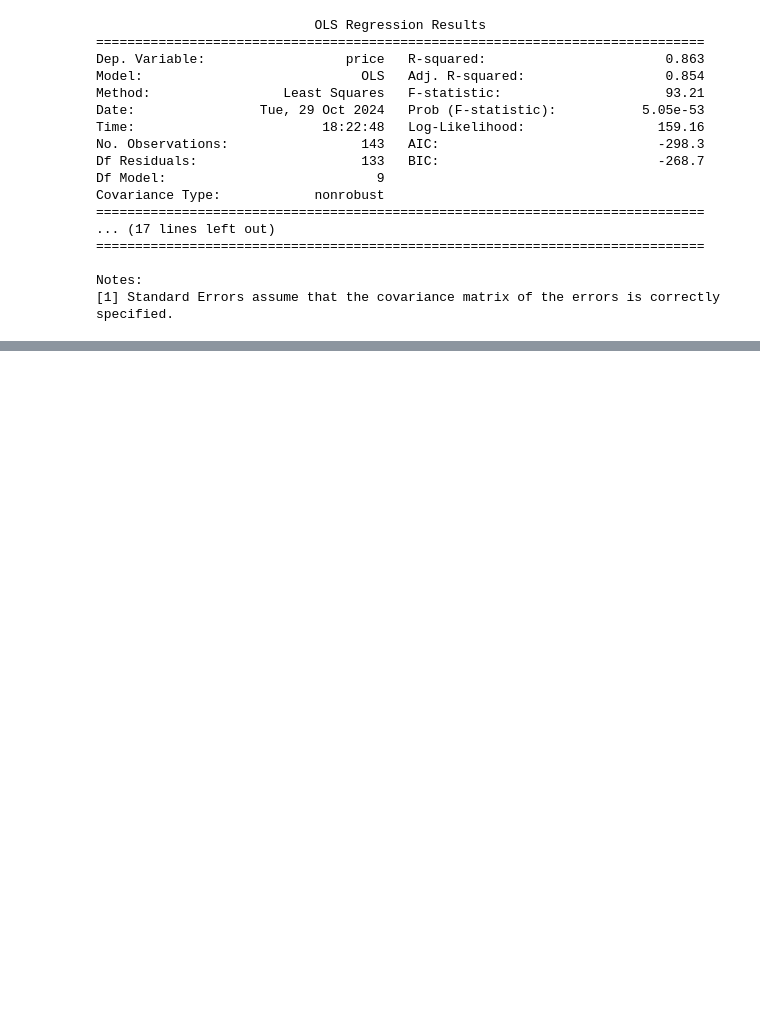
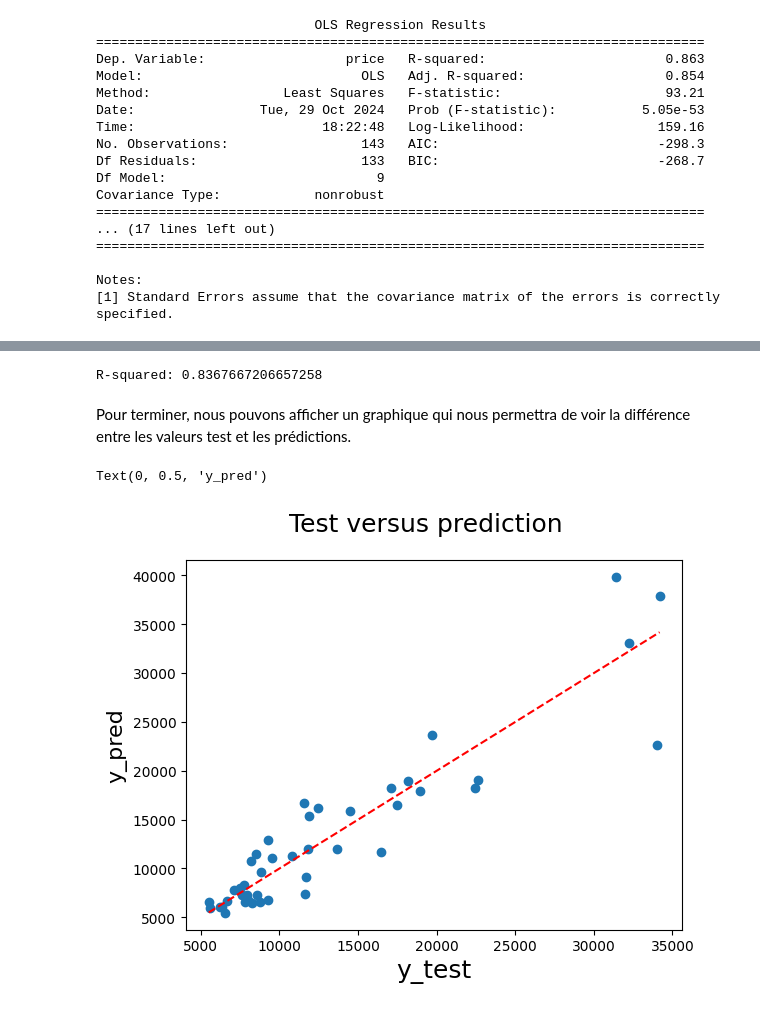
Before and after one commit to logan974/DataCupChallengeLoganFork, a Jupyter notebook: MasterClass_3/Cours3.ipynb, the cells around one changed output, grey strips where cells are left out. Saved outputs shown, nothing was run; the diff lists cells and outputs as text; code cells hidden in the pictures; blank space fills up the shorter version.

````diff
--- a/MasterClass_3/Cours3.ipynb
+++ b/MasterClass_3/Cours3.ipynb
@@ -1282,8 +1291,8 @@ X_train = df_train
 ```
 ```pop``` permet de supprimer la colonne de df_train et de la stocker dans y_train.
 # %%
-y_train = df_train.pop('price')
-X_train = df_train
+y_train = df_train['price']
+X_train = df_train.drop(columns=['price'])
 # %%
 # J'importe le modèle de régression linéaire
 from sklearn.linear_model import LinearRegression
@@ -1500,0 +1617,37 @@ Les p-values représentent la significativité de chaque variable. Si la p-value
+# %%
+from sklearn.metrics import r2_score
+
+
+y_df = df_train['price']
+X_df = df_train.drop(columns=['price'])
+
+# Diviser les données en ensembles d'entraînement et de test
+X_train, X_test, y_train, y_test = train_test_split(X_df, y_df, test_size=0.3, random_state=42)
+
+# Instanciation du modèle de régression linéaire
+model = LinearRegression()
+
+# Entraînement du modèle sur les données d'entraînement
+model.fit(X_train, y_train)
+
+# Faire des prédictions sur les données de test
+y_pred = model.predict(X_test)
+
+# Évaluation du modèle
+r2 = r2_score(y_test, y_pred)             # Coefficient de détermination
+
+print("R-squared:", r2)
+# %% [output]
+R-squared: 0.8367667206657258
+# %% [markdown]
+Pour terminer, nous pouvons afficher un graphique qui nous permettra de voir la différence entre les valeurs test et les prédictions.
+# %%
+fig = plt.figure()
+plt.scatter(y_test, y_pred)
+plt.plot([min(y_test), max(y_test)], [min(y_test), max(y_test)], 'r--')  # Ajout de la droite y=x
+fig.suptitle('Test versus prediction', fontsize=18)              # Plot heading
+plt.xlabel('y_test', fontsize=18)                          # X-label
+plt.ylabel('y_pred', fontsize=16)
+# %% [output]
+Text(0, 0.5, 'y_pred')
+[figure, added]
````
Also changed, not shown: parts of 16 cells of this notebook.
